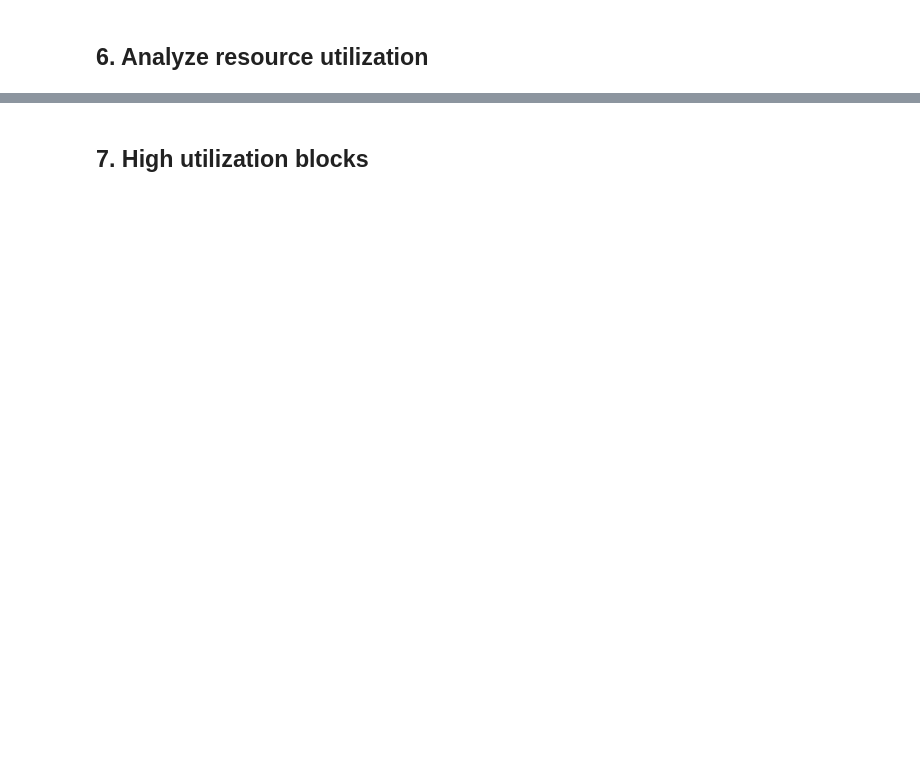
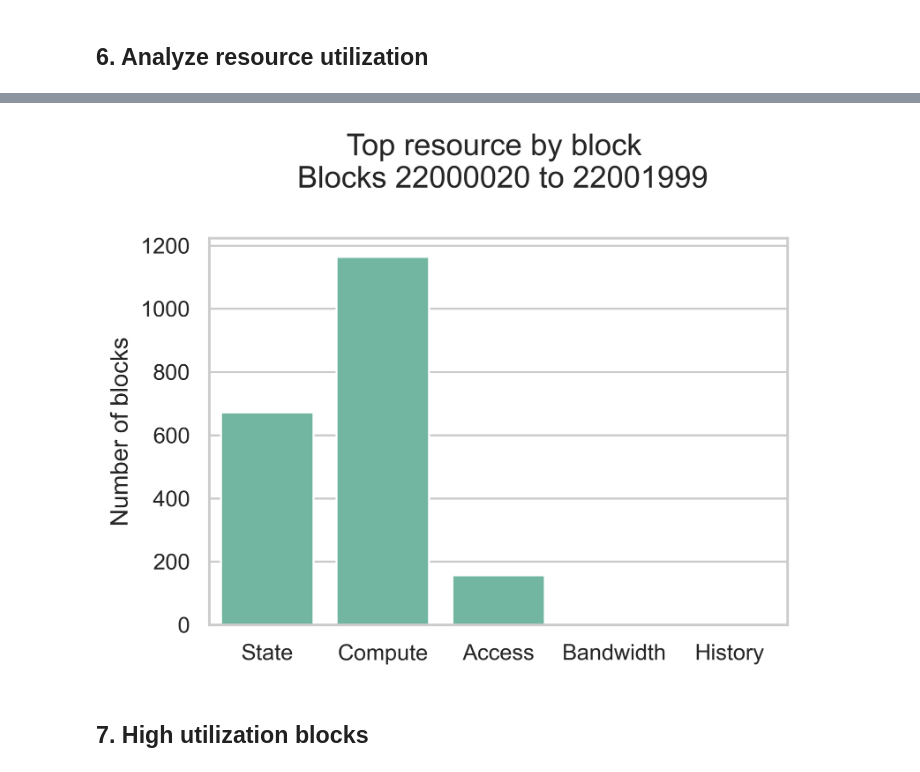
Before and after one commit to soispoke/evm-meter-analysis, a Jupyter notebook: notebooks/3.2-resource-usage-analysis-v3.ipynb, the cells around one changed output, grey strips where cells are left out. Saved outputs shown, nothing was run; the diff lists cells and outputs as text; code cells hidden in the pictures; blank space fills up the shorter version.

```diff
--- a/notebooks/3.2-resource-usage-analysis-v3.ipynb
+++ b/notebooks/3.2-resource-usage-analysis-v3.ipynb
@@ -381,22 +521,24 @@ plt.show()
 # %%
 top_resource_df = (
     (totals_df / 36_000_000)
     .reset_index()
     .melt(id_vars=["block_height"], var_name="Resource", value_name="gas_cost")
     .sort_values("gas_cost", ascending=False)
     .groupby("block_height")
     .first()
 )
-plt.figure(figsize=(4, 4))
+plt.figure(figsize=(5, 4))
 sns.countplot(data=top_resource_df, x="Resource")
 plt.title(
     "Top resource by block \n Blocks 22000020 to 22001999",
     pad=25,
 )
 plt.xlabel("")
 plt.ylabel("Number of blocks")
 plt.tight_layout()
 plt.show()
+# %% [output]
+[figure, added]
 # %% [markdown]
 ## 7. High utilization blocks
 # %%
```
Also changed, not shown: parts of 28 cells of this notebook, 1 other file.
